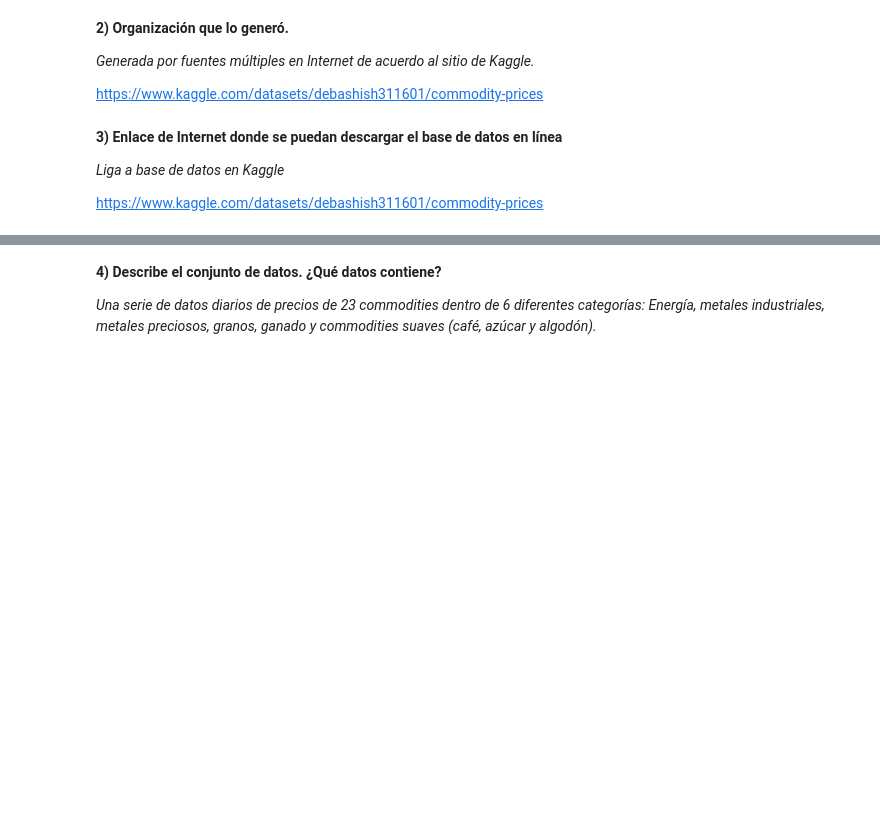
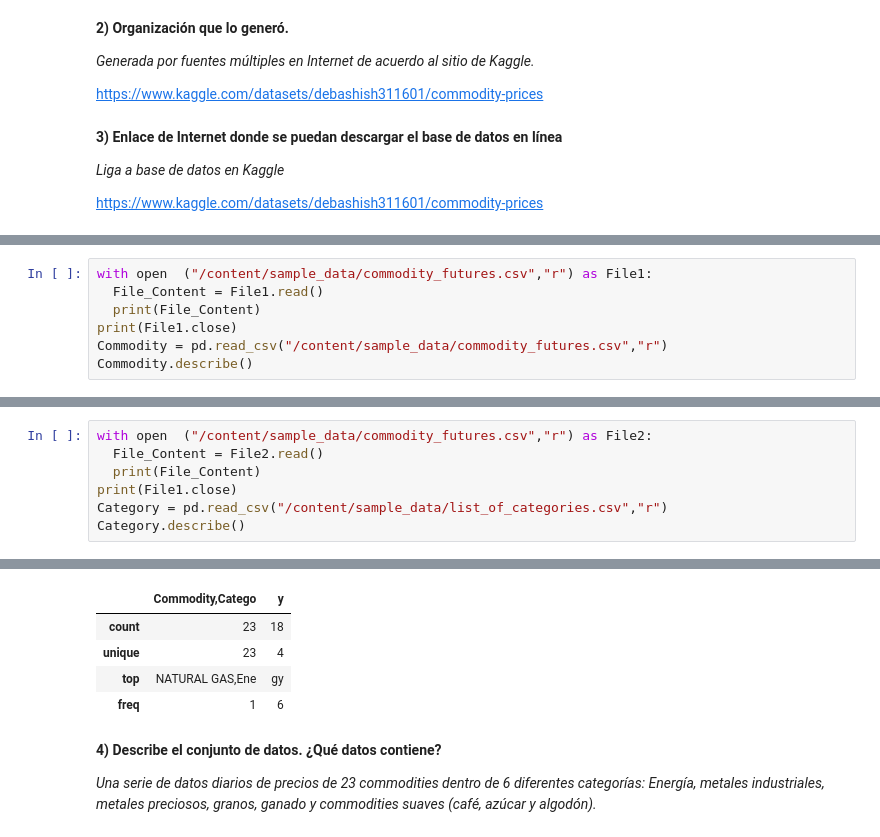
Before and after one commit to PosgradoMNA/Proyecto-final-Equipo-135, a Jupyter notebook: Proyecto_Equipo_135.ipynb, the cells around one changed output, grey strips where cells are left out. Cells and saved outputs as stored; diff of their text form; blank space fills up the shorter version.

```diff
--- a/Proyecto_Equipo_135.ipynb
+++ b/Proyecto_Equipo_135.ipynb
@@ -33,0 +41,7 @@ https://www.kaggle.com/datasets/debashish311601/commodity-prices
+# %%
+with open  ("/content/sample_data/commodity_futures.csv","r") as File1:
+  File_Content = File1.read()
+  print(File_Content)
+print(File1.close)
+Commodity = pd.read_csv("/content/sample_data/commodity_futures.csv","r")
+Commodity.describe()
@@ -33,0 +71,8 @@ https://www.kaggle.com/datasets/debashish311601/commodity-prices
+# %%
+with open  ("/content/sample_data/commodity_futures.csv","r") as File2:
+  File_Content = File2.read()
+  print(File_Content)
+print(File1.close)
+Category = pd.read_csv("/content/sample_data/list_of_categories.csv","r")
+Category.describe()
+# %% [output]
@@ -34,3 +96,8 @@ https://www.kaggle.com/datasets/debashish311601/commodity-prices
+|  | Commodity,Catego | y |
+| count | 23 | 18 |
+| unique | 23 | 4 |
+| top | NATURAL GAS,Ene | gy |
+| freq | 1 | 6 |
 # %% [markdown]
 **4) Describe el conjunto de datos. ¿Qué datos contiene?**
 
```
Also changed, not shown: parts of 3 cells of this notebook.
